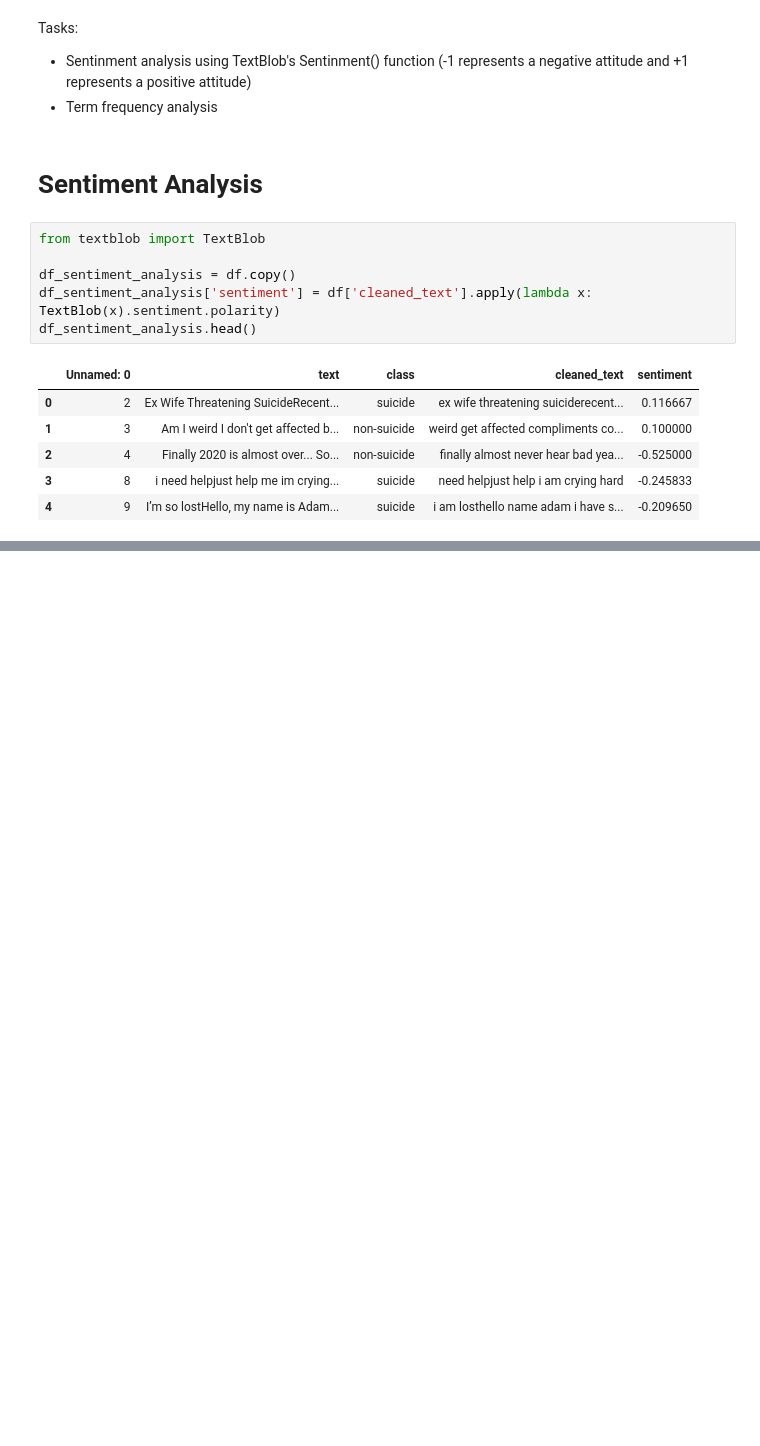
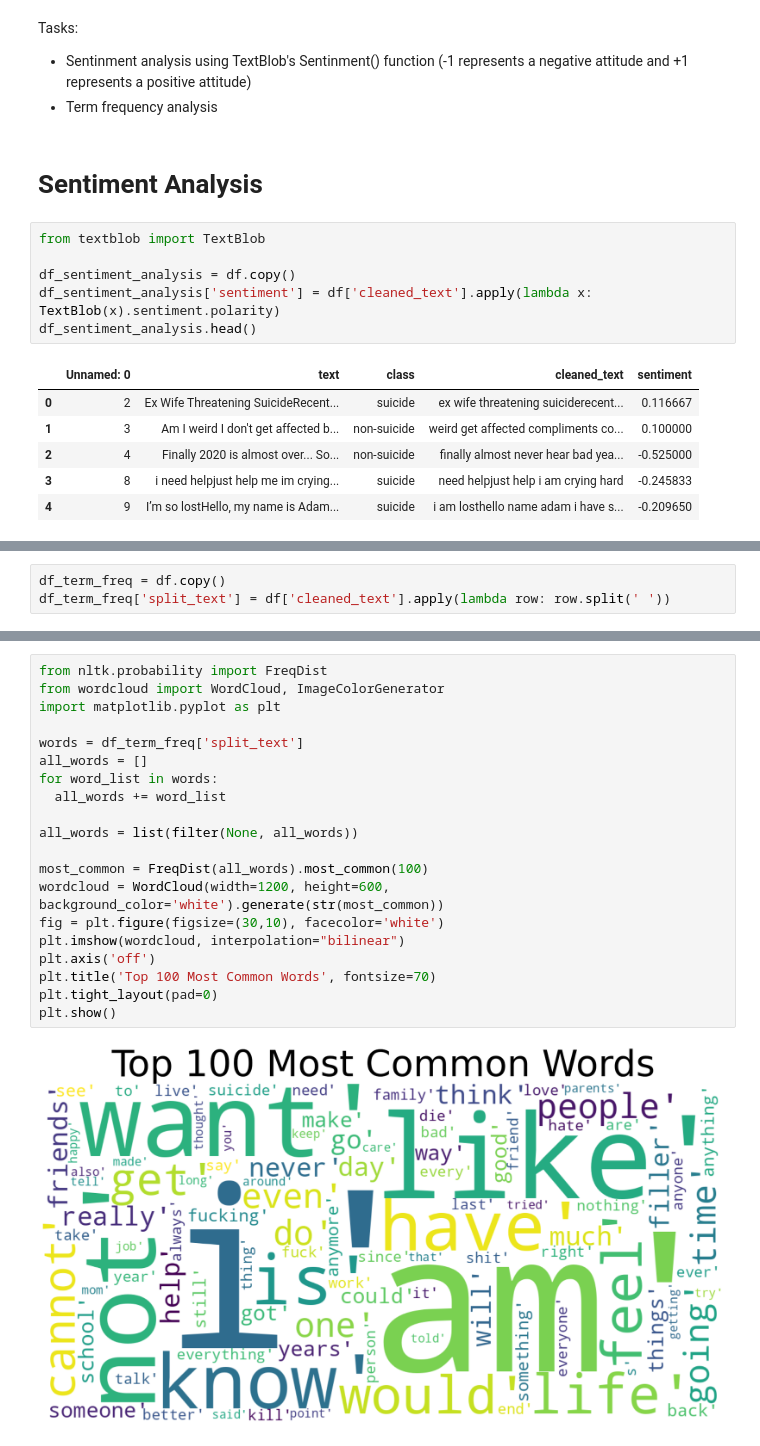
Before and after one commit to kimberlycao/Suicidal-BERT, a Jupyter notebook: suicide_detection.ipynb, the cells around one changed output, grey strips where cells are left out. Saved outputs shown, nothing was run; the diff lists cells and outputs as text; blank space fills up the shorter version.

```diff
--- a/suicide_detection.ipynb
+++ b/suicide_detection.ipynb
@@ -157,0 +156,3 @@ df_sentiment_analysis.head()
+# %%
+df_term_freq = df.copy()
+df_term_freq['split_text'] = df['cleaned_text'].apply(lambda row: row.split(' '))
@@ -157,0 +166,22 @@ df_sentiment_analysis.head()
+# %%
+from nltk.probability import FreqDist
+from wordcloud import WordCloud, ImageColorGenerator
+import matplotlib.pyplot as plt
+
+words = df_term_freq['split_text']
+all_words = []
+for word_list in words:
+  all_words += word_list
+
+all_words = list(filter(None, all_words))
+
+most_common = FreqDist(all_words).most_common(100)
+wordcloud = WordCloud(width=1200, height=600, background_color='white').generate(str(most_common))
+fig = plt.figure(figsize=(30,10), facecolor='white')
+plt.imshow(wordcloud, interpolation="bilinear")
+plt.axis('off')
+plt.title('Top 100 Most Common Words', fontsize=70)
+plt.tight_layout(pad=0)
+plt.show()
+# %% [output]
+[figure, added]
```
Also changed, not shown: parts of 4 cells of this notebook.
